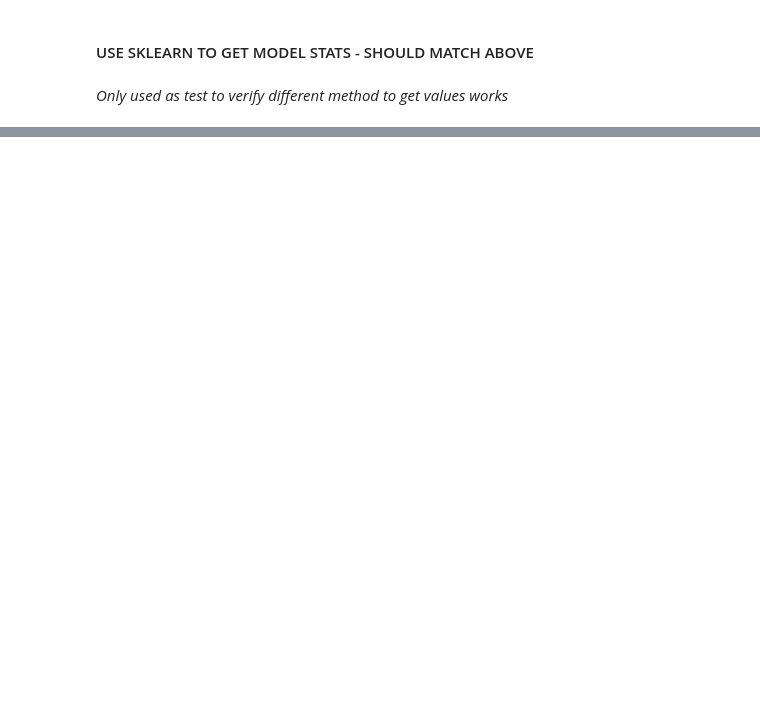
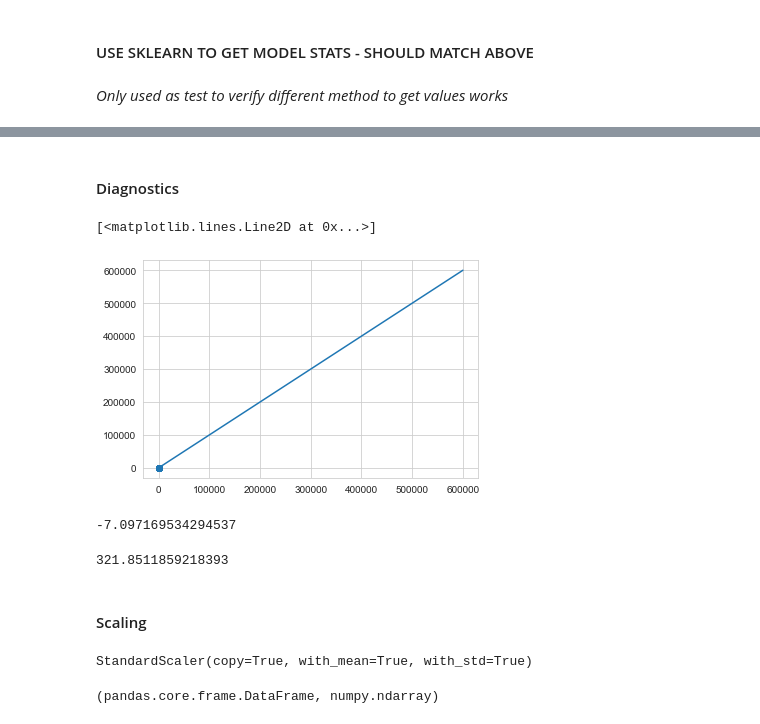
Before and after one commit to cecann10/Test, a Jupyter notebook: Metis_Projects/project_2_celinaplaza/data_and_analysis/all_cars_gge_model.ipynb, the cells around one changed output, grey strips where cells are left out. Cells and saved outputs as stored; diff of their text form; code cells hidden in the pictures; blank space fills up the shorter version.

```diff
--- a/Metis_Projects/project_2_celinaplaza/data_and_analysis/all_cars_gge_model.ipynb
+++ b/Metis_Projects/project_2_celinaplaza/data_and_analysis/all_cars_gge_model.ipynb
@@ -275,15 +294,13 @@ plt.scatter(cars_fit.predict(), cars_fit.resid, alpha=0.2);
 # Create an empty model
 cars_lr = LinearRegression()
 
-# Choose the predictor variables, here all but the first which is the response variable
+# Choose the predictor variables
 X = all_cars_eda.loc[:, ['capacity_liters', 'cylinders', 'transmission_Automatic',
-                         'transmission_Manual', 'fuel_type_Diesel','fuel_premium',
-                         'fuel_regular','year_pre_regulations','year_regulations',
-                         'year_post_regulations'
-                        ]]
+                         'transmission_Manual', 'fuel_diesel','fuel_premium',
+                         'fuel_regular','year_pre_regulations','year_regulations']]
 
 # Identify the response variable
-y = all_cars_eda.loc[:, ['gg_emissions']]
+y = all_cars_eda['gg_emissions']
 
 # Fit the model to the full dataset
 cars_lr.fit(X, y)
@@ -305,0 +344,3 @@ Coefficients: [[ 46.69872579  13.19020649   5.83753711  -5.83753711 -28.73567893
+# %%
+X_train_val, X_test, y_train_val, y_test = train_test_split(X, y, test_size=0.2,random_state=42)
+X_train, X_val, y_train, y_val = train_test_split(X_train_val, y_train_val, test_size=.25, random_state=43)
@@ -305,0 +396,28 @@ Coefficients: [[ 46.69872579  13.19020649   5.83753711  -5.83753711 -28.73567893
+# %% [markdown]
+#### Diagnostics
+# %%
+test_set_pred = lasso_model.predict(X_test.loc[:,selected_columns])
+# %%
+plt.scatter(test_set_pred, y_test, alpha=.1)
+plt.plot(np.linspace(0,600000,1000), np.linspace(0,600000,1000))
+# %% [output]
+[<matplotlib.lines.Line2D at 0x...>]
+[figure, added]
+# %%
+r2_score(y_test, test_set_pred)
+# %% [output]
+-7.097169534294537
+# %%
+def mae(y_true, y_pred):
+    return np.mean(np.abs(y_pred - y_true))
+
+mae(y_test, test_set_pred)
+# %% [output]
+321.8511859218393
+# %% [markdown]
+#### Scaling
+# %%
+std = StandardScaler()
+std.fit(X_train.values)
+# %% [output]
+StandardScaler(copy=True, with_mean=True, with_std=True)
@@ -305,0 +430,8 @@ Coefficients: [[ 46.69872579  13.19020649   5.83753711  -5.83753711 -28.73567893
+# %%
+## Note that even though we put a Pandas Dataframe into the scalar, what comes out is a numpy array
+## In general, sklearn works on numpy.  It will accept pandas objects by trying to coerce them to numpy arrays
+## But it will not usually output pandas objects
+
+type(X_train), type(X_tr)
+# %% [output]
+(pandas.core.frame.DataFrame, numpy.ndarray)
```
Also changed, not shown: parts of 44 cells of this notebook, 10 other files.
